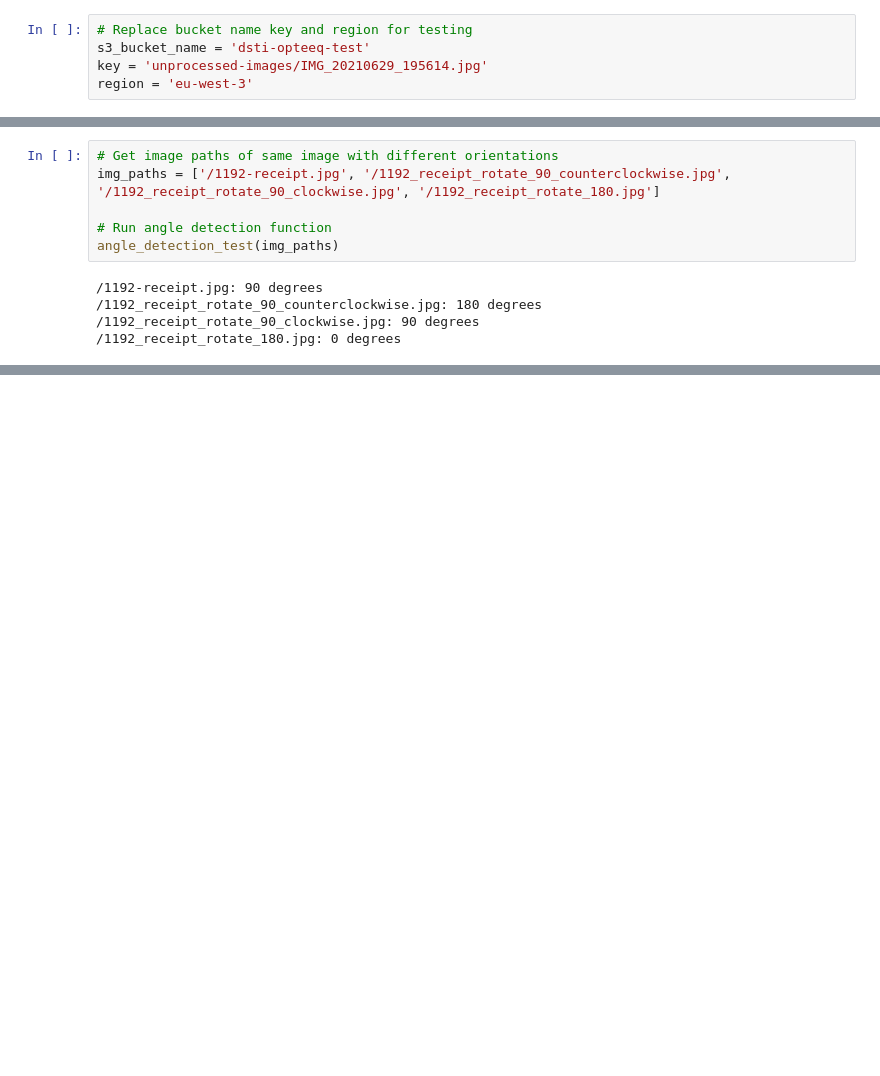
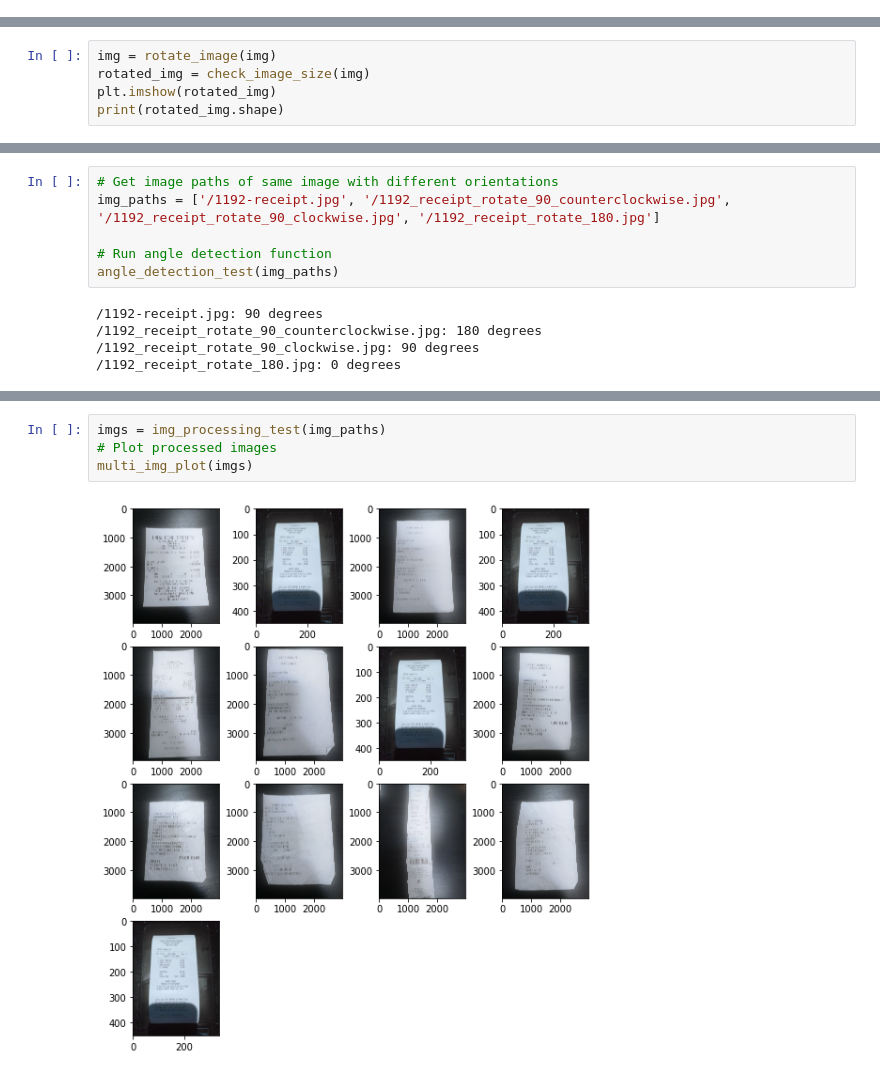
Before and after one commit to JonathanGriffiths94/Opteeq_Task_B, a Jupyter notebook: Opteeq_Task_B.ipynb, the cells around one changed output, grey strips where cells are left out. Drawn from its saved outputs; the diff is of its cells as text; blank space fills up the shorter version.

```diff
--- a/Opteeq_Task_B.ipynb
+++ b/Opteeq_Task_B.ipynb
@@ -172,11 +181,6 @@ def s3_image_write(bucket_name: str, key: str, processed_img: 'numpy.ndarray') -
 #        print(e.response)
 # %% [markdown]
 # 2a. Read write function testing
-# %%
-# Replace bucket name key and region for testing
-s3_bucket_name = 'dsti-opteeq-test'
-key = 'unprocessed-images/IMG_20210629_195614.jpg'
-region = 'eu-west-3'
 # %% [markdown]
 # (i) S3 image read function testing
 # %%
@@ -354,6 +358,11 @@ def rotate_image(img: 'numpy:ndarray') -> 'numpy.ndarray':
         return cv2.rotate(img, cv2.ROTATE_90_CLOCKWISE)
     elif img_angle == 180:
         return cv2.rotate(img, cv2.ROTATE_180)
+# %%
+img = rotate_image(img)
+rotated_img = check_image_size(img)
+plt.imshow(rotated_img)
+print(rotated_img.shape)
 # %%
 img = rotate_image(img)
 rotated_img = check_image_size(img)
@@ -434,0 +498,6 @@ angle_detection_test(img_paths)
+# %%
+imgs = img_processing_test(img_paths)
+# Plot processed images
+multi_img_plot(imgs)
+# %% [output]
+[figure, added]
```
Also changed, not shown: parts of 8 cells of this notebook.
